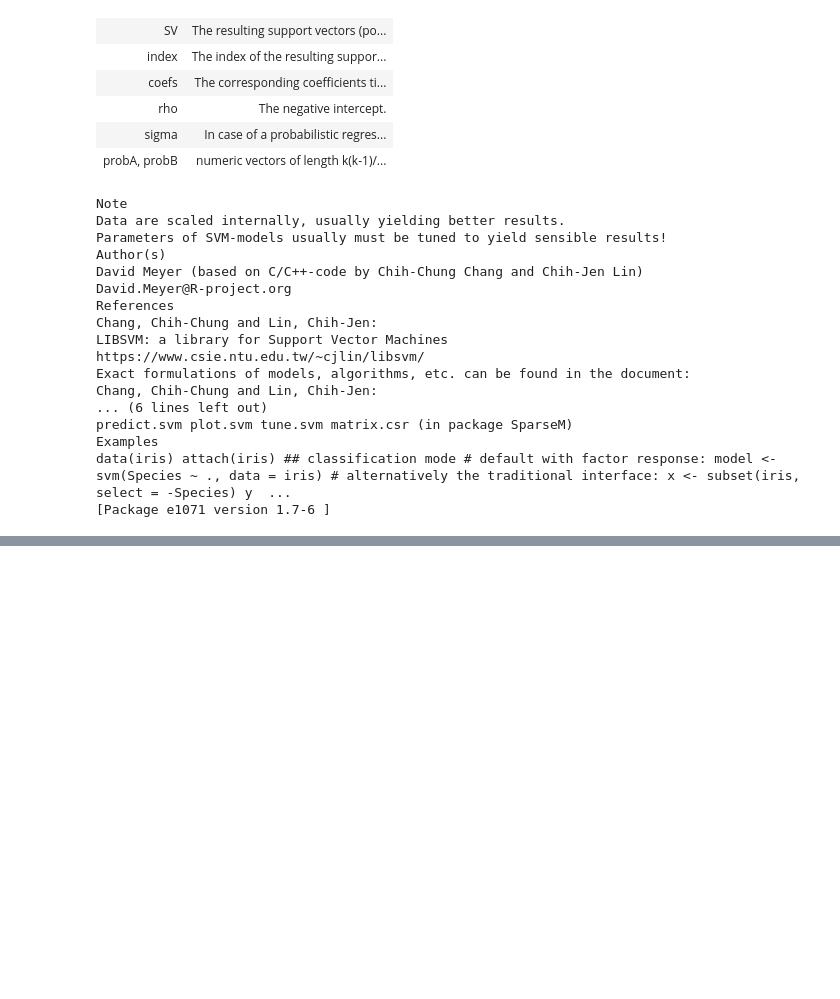
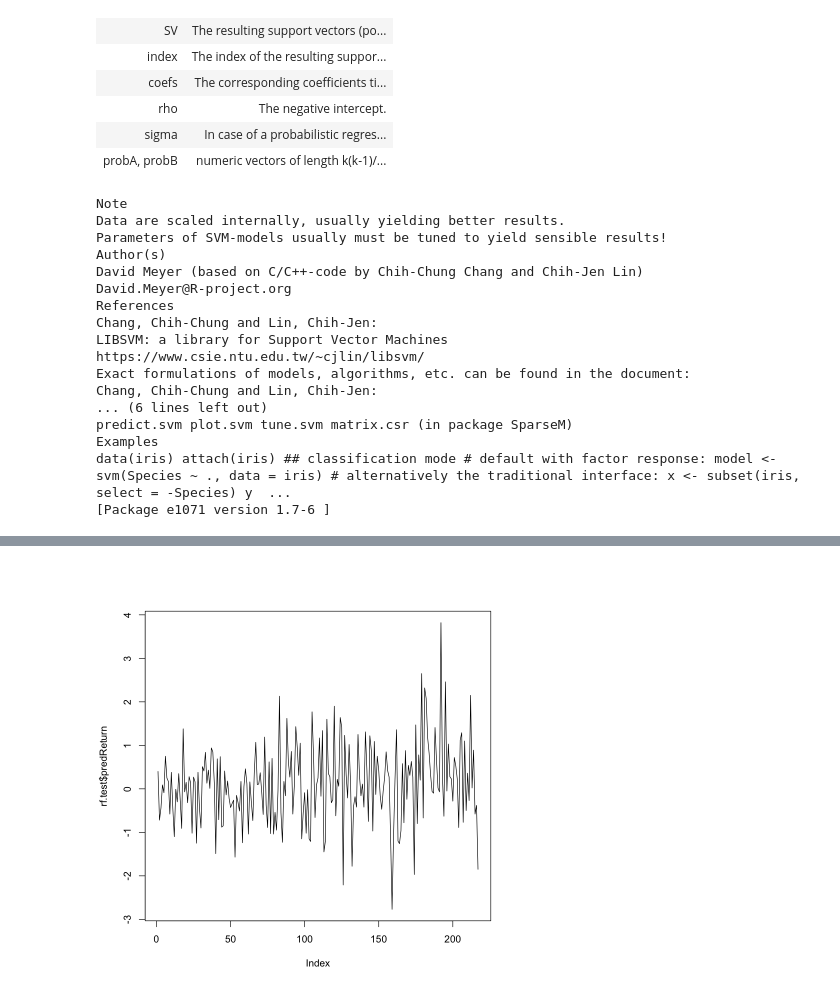
Before and after one commit to oozdal/How-to-learn-R, a Jupyter notebook: MachineLearning/Predict_CandleType.ipynb, the cells around one changed output, grey strips where cells are left out. Saved outputs shown, nothing was run; the diff lists cells and outputs as text; code cells hidden in the pictures; blank space fills up the shorter version.

```diff
--- a/MachineLearning/Predict_CandleType.ipynb
+++ b/MachineLearning/Predict_CandleType.ipynb
@@ -498,0 +536,13 @@ Warning message in plot.xy(xy, type, ...):
+# %%
+# random forest
+model.rf <- randomForest(factor(candle.next.day) ~ candle.type.current + candle.type.previous +
+    doji + position.to.ema7 + position.to.ema20 + ema7.to.ema20 +
+    daily.return, data = train)
+# %%
+# prediction
+rf.pred <- predict(model.rf, test)
+# %%
+#results
+rf.test <- predictedReturn(test, rf.pred)
+plot(rf.test$predReturn, type = "line")
+# %% [output]
@@ -498,0 +551 @@ Warning message in plot.xy(xy, type, ...):
+[figure, added]
```
Also changed, not shown: parts of 9 cells of this notebook.
